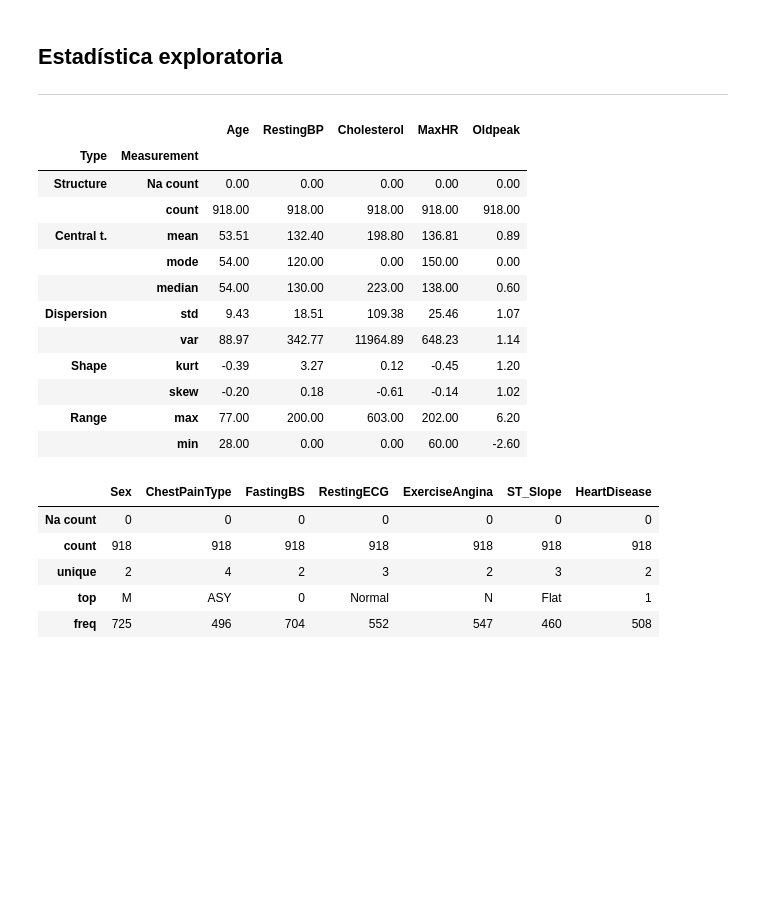
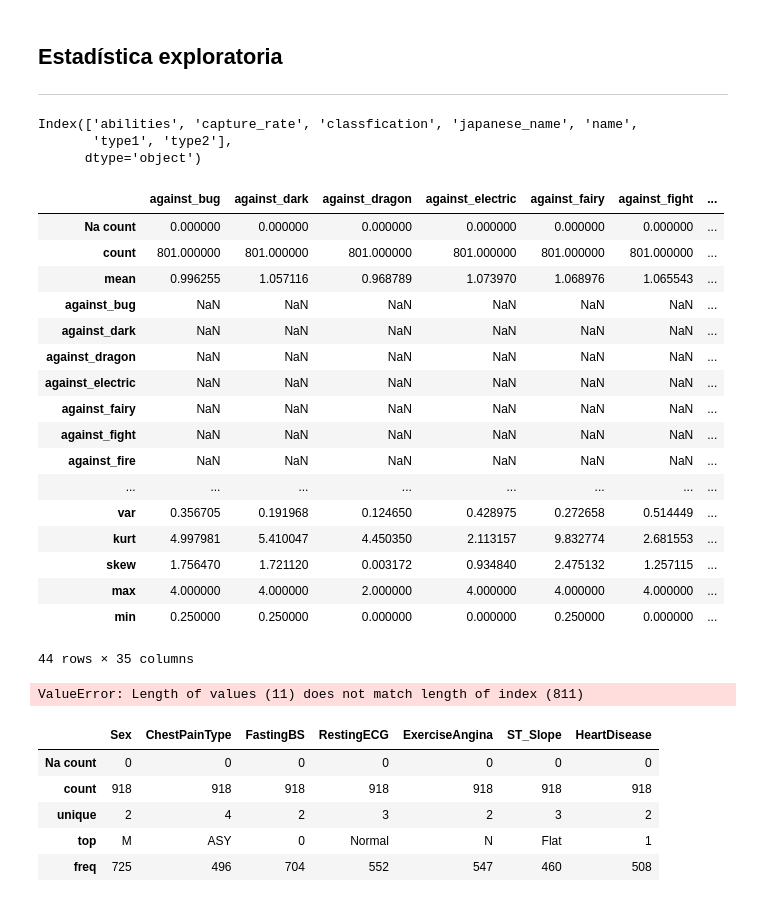
Before and after one commit to AndresF100/Projects_UNAL, a Jupyter notebook: Módulo 2/Proyecto Módulo 2.ipynb, the cells around one changed output. Cells and saved outputs as stored; diff of their text form; code cells hidden in the pictures; blank space fills up the shorter version.

```diff
--- a/Módulo 2/Proyecto Módulo 2.ipynb
+++ b/Módulo 2/Proyecto Módulo 2.ipynb
@@ -107,10 +156,61 @@ data.describe().round(2)
 # %% [markdown]
 ## Estadística exploratoria
 ------
+# %%
+categorical_data = data.select_dtypes(include=['object']).columns
+categorical_data
+# %% [output]
+Index(['abilities', 'capture_rate', 'classfication', 'japanese_name', 'name',
+       'type1', 'type2'],
+      dtype='object')
+# %%
+datos = data.loc[:,~data.columns.isin(categoricas)]
+
+df0 = datos.agg([lambda x : sum(x.isna()),"count",]).rename(index={"<lambda>": 'Na count'})
+df1 = datos.agg(["mean"])
+df2 = datos.apply(statistics.mode, axis=0).rename(index={0: 'mode'})
+df3 = datos.agg(["median","std","var","kurt","skew","max","min"])
+
+df = pd.concat([df0,df1,df2, df3])
+df
+# df["Measurement"] = df.index
+# df["Type"]=["Structure","Structure","Central t.","Central t.","Central t.","Dispersion","Dispersion","Shape","Shape","Range","Range"]
+# df.set_index("Type", append=False, inplace=True)
+# df.set_index("Measurement", append=True, inplace=True)
+
+# numerica=df.round(decimals=2)
+
+# datos = data.loc[:,data.columns.isin(categoricas)]
+# datos = datos.astype({'HeartDisease':'string'})
+
+# df0 = datos.agg([lambda x : sum(x.isna())]).rename(index={"<lambda>": 'Na count'})
+
+# df = pd.concat([df0,datos.describe(include=['object',"string"])])
+
+# categorica=df.round(decimals=2)
+# %% [output]
+|  | against_bug | against_dark | against_dragon | against_electric | against_fairy | against_fight | ... |
+| Na count | 0.000000 | 0.000000 | 0.000000 | 0.000000 | 0.000000 | 0.000000 | ... |
+| count | 801.000000 | 801.000000 | 801.000000 | 801.000000 | 801.000000 | 801.000000 | ... |
+| mean | 0.996255 | 1.057116 | 0.968789 | 1.073970 | 1.068976 | 1.065543 | ... |
+| against_bug | NaN | NaN | NaN | NaN | NaN | NaN | ... |
+| against_dark | NaN | NaN | NaN | NaN | NaN | NaN | ... |
+| against_dragon | NaN | NaN | NaN | NaN | NaN | NaN | ... |
+| against_electric | NaN | NaN | NaN | NaN | NaN | NaN | ... |
+| against_fairy | NaN | NaN | NaN | NaN | NaN | NaN | ... |
+| against_fight | NaN | NaN | NaN | NaN | NaN | NaN | ... |
+| against_fire | NaN | NaN | NaN | NaN | NaN | NaN | ... |
+| ... | ... | ... | ... | ... | ... | ... | ... |
+| var | 0.356705 | 0.191968 | 0.124650 | 0.428975 | 0.272658 | 0.514449 | ... |
+| kurt | 4.997981 | 5.410047 | 4.450350 | 2.113157 | 9.832774 | 2.681553 | ... |
+| skew | 1.756470 | 1.721120 | 0.003172 | 0.934840 | 2.475132 | 1.257115 | ... |
+| max | 4.000000 | 4.000000 | 2.000000 | 4.000000 | 4.000000 | 4.000000 | ... |
+| min | 0.250000 | 0.250000 | 0.000000 | 0.000000 | 0.250000 | 0.000000 | ... |
+44 rows × 35 columns
 # %%
 # ajuste de categoricas que están como númerica
 
-data = data.astype({'FastingBS':'string'})
+# data = data.astype({'FastingBS':'string'})
 
 def est_exploratoria(data,categoricas):
     """
@@ -127,7 +227,7 @@ def est_exploratoria(data,categoricas):
     df2 = datos.agg(lambda x:pd.Series.mode(x)).rename(index={0: 'mode'})
     df3 = datos.agg(["median","std","var","kurt","skew","max","min"])
 
-    df = pd.DataFrame().append([df0,df1,df2, df3])
+    df = pd.concat([df0,df1,df2, df3])
 
     df["Measurement"] = df.index
     df["Type"]=["Structure","Structure","Central t.","Central t.","Central t.","Dispersion","Dispersion","Shape","Shape","Range","Range"]
@@ -141,28 +241,16 @@ def est_exploratoria(data,categoricas):
 
     df0 = datos.agg([lambda x : sum(x.isna())]).rename(index={"<lambda>": 'Na count'})
 
-    df = pd.DataFrame().append([df0,datos.describe(include=['object',"string"])])
+    df = pd.concat([df0,datos.describe(include=['object',"string"])])
 
     categorica=df.round(decimals=2)
     return numerica, categorica
 
-numerica, categorica = est_exploratoria(data,['Sex',"ChestPainType","RestingECG","ExerciseAngina","ST_Slope","HeartDisease","FastingBS"])
+numerica, categorica = est_exploratoria(data,categorical_data)
 
 numerica
 # %% [output]
-|  |  | Age | RestingBP | Cholesterol | MaxHR | Oldpeak |
-| Type | Measurement |  |  |  |  |  |
-| Structure | Na count | 0.00 | 0.00 | 0.00 | 0.00 | 0.00 |
-|  | count | 918.00 | 918.00 | 918.00 | 918.00 | 918.00 |
-| Central t. | mean | 53.51 | 132.40 | 198.80 | 136.81 | 0.89 |
-|  | mode | 54.00 | 120.00 | 0.00 | 150.00 | 0.00 |
-|  | median | 54.00 | 130.00 | 223.00 | 138.00 | 0.60 |
-| Dispersion | std | 9.43 | 18.51 | 109.38 | 25.46 | 1.07 |
-|  | var | 88.97 | 342.77 | 11964.89 | 648.23 | 1.14 |
-| Shape | kurt | -0.39 | 3.27 | 0.12 | -0.45 | 1.20 |
-|  | skew | -0.20 | 0.18 | -0.61 | -0.14 | 1.02 |
-| Range | max | 77.00 | 200.00 | 603.00 | 202.00 | 6.20 |
-|  | min | 28.00 | 0.00 | 0.00 | 60.00 | -2.60 |
+ValueError: Length of values (11) does not match length of index (811)
 # %%
 categorica
 # %% [output]
```
Also changed, not shown: parts of 12 cells of this notebook.
